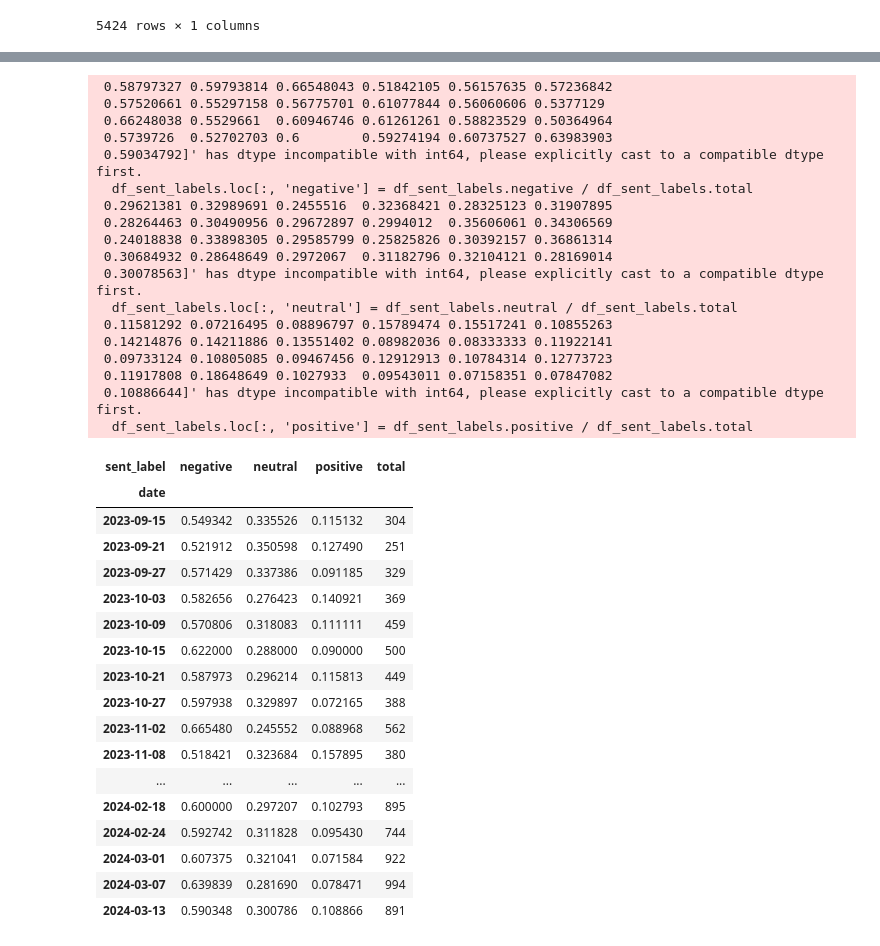
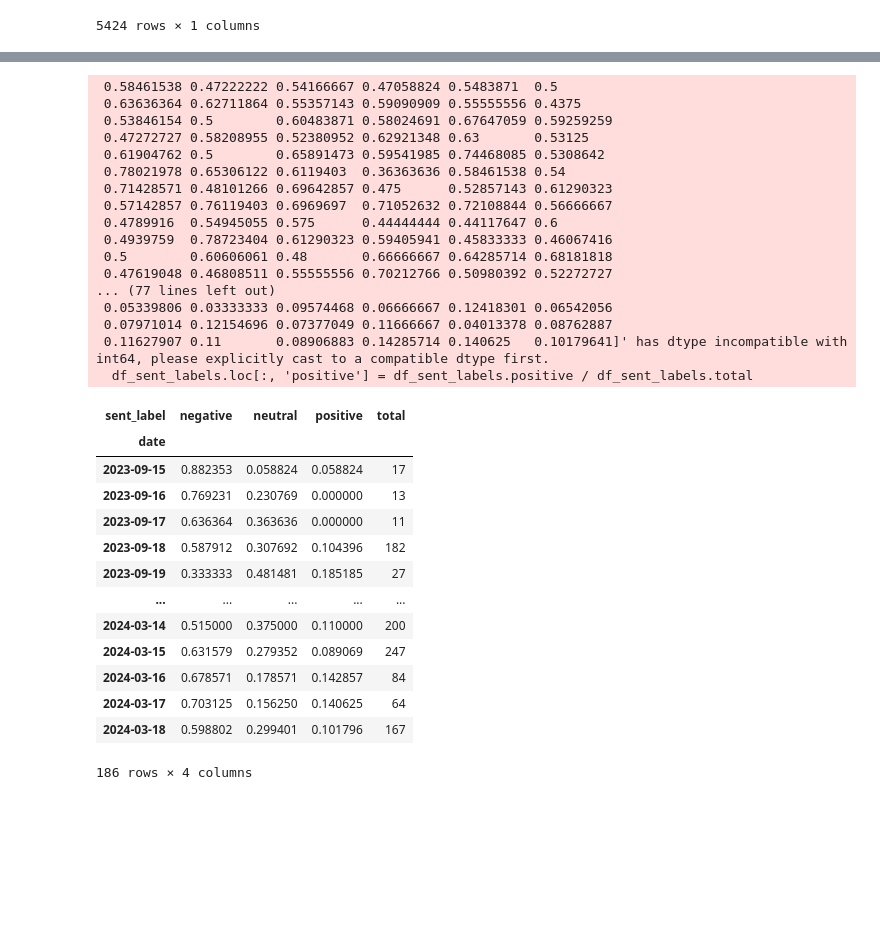
Before and after one commit to mmmbarendse/opensky, a Jupyter notebook: notebooks/16_sent_labels_over_time.ipynb, the cells around one changed output, grey strips where cells are left out. Drawn from its saved outputs; the diff is of its cells as text; code cells hidden in the pictures; blank space fills up the shorter version.

```diff
--- a/notebooks/16_sent_labels_over_time.ipynb
+++ b/notebooks/16_sent_labels_over_time.ipynb
@@ -62,7 +66,7 @@ df.dropna(subset=['sent_label'], inplace=True)
 df['date'] = pd.to_datetime(df['date'], errors='coerce')
 # Set 'date_column' as the index
 df.set_index('date', inplace=True)
-#df = df[df.index > pd.to_datetime('2023-09-15')]
+df = df[df.index > pd.to_datetime('2023-09-15')]
 
 # Sort the DataFrame by the index to ensure it's monotonic
 df.sort_index(inplace=True)
@@ -116,5 +120,3 @@ df.groupby('reply_to').agg({'sent_label': 'count'})
 | 224902374.0 | 1 |
 | 227102711.0 | 1 |
 5424 rows × 1 columns
-# %%
-df = df.groupby(['reply_to', 'sent_label']).agg({'sent_label': 'count'}).rename(columns={'sent_label': 'count'}).reset_index()#.pivot(index='reply_to', columns='sent_label', values='count').fillna(0)
@@ -147,47 +123,42 @@ plt.xticks(rotation=45)
 # %%
-resample_frequency = '6D'  # Change this to 'T' for minutes, 'S' for seconds, etc.
+resample_frequency = 'D'  # Change this to 'T' for minutes, 'S' for seconds, etc.
 df_resampled = df.groupby('sent_label').resample(resample_frequency).size().unstack(fill_value=0)
 df_sent_labels = df_resampled.T#.reset_index().set_
 df_sent_labels.loc[:, 'total'] = df_sent_labels.sum(axis=1)
 df_sent_labels.loc[:, 'negative'] = df_sent_labels.negative / df_sent_labels.total
 df_sent_labels.loc[:, 'neutral'] = df_sent_labels.neutral / df_sent_labels.total
 df_sent_labels.loc[:, 'positive'] = df_sent_labels.positive / df_sent_labels.total
 #df_sent_labels.drop(columns=['total'], inplace=True)
 df_sent_labels
 # %% [output]
- 0.58797327 0.59793814 0.66548043 0.51842105 0.56157635 0.57236842
- 0.57520661 0.55297158 0.56775701 0.61077844 0.56060606 0.5377129
- 0.66248038 0.5529661  0.60946746 0.61261261 0.58823529 0.50364964
- 0.5739726  0.52702703 0.6        0.59274194 0.60737527 0.63983903
- 0.59034792]' has dtype incompatible with int64, please explicitly cast to a compatible dtype first.
-  df_sent_labels.loc[:, 'negative'] = df_sent_labels.negative / df_sent_labels.total
- 0.29621381 0.32989691 0.2455516  0.32368421 0.28325123 0.31907895
- 0.28264463 0.30490956 0.29672897 0.2994012  0.35606061 0.34306569
- 0.24018838 0.33898305 0.29585799 0.25825826 0.30392157 0.36861314
- 0.30684932 0.28648649 0.2972067  0.31182796 0.32104121 0.28169014
- 0.30078563]' has dtype incompatible with int64, please explicitly cast to a compatible dtype first.
-  df_sent_labels.loc[:, 'neutral'] = df_sent_labels.neutral / df_sent_labels.total
- 0.11581292 0.07216495 0.08896797 0.15789474 0.15517241 0.10855263
- 0.14214876 0.14211886 0.13551402 0.08982036 0.08333333 0.11922141
- 0.09733124 0.10805085 0.09467456 0.12912913 0.10784314 0.12773723
- 0.11917808 0.18648649 0.1027933  0.09543011 0.07158351 0.07847082
- 0.10886644]' has dtype incompatible with int64, please explicitly cast to a compatible dtype first.
+ 0.58461538 0.47222222 0.54166667 0.47058824 0.5483871  0.5
+ 0.63636364 0.62711864 0.55357143 0.59090909 0.55555556 0.4375
+ 0.53846154 0.5        0.60483871 0.58024691 0.67647059 0.59259259
+ 0.47272727 0.58208955 0.52380952 0.62921348 0.63       0.53125
+ 0.61904762 0.5        0.65891473 0.59541985 0.74468085 0.5308642
+ 0.78021978 0.65306122 0.6119403  0.36363636 0.58461538 0.54
+ 0.71428571 0.48101266 0.69642857 0.475      0.52857143 0.61290323
+ 0.57142857 0.76119403 0.6969697  0.71052632 0.72108844 0.56666667
+ 0.4789916  0.54945055 0.575      0.44444444 0.44117647 0.6
+ 0.4939759  0.78723404 0.61290323 0.59405941 0.45833333 0.46067416
+ 0.5        0.60606061 0.48       0.66666667 0.64285714 0.68181818
+ 0.47619048 0.46808511 0.55555556 0.70212766 0.50980392 0.52272727
+... (77 lines left out)
+ 0.05339806 0.03333333 0.09574468 0.06666667 0.12418301 0.06542056
+ 0.07971014 0.12154696 0.07377049 0.11666667 0.04013378 0.08762887
+ 0.11627907 0.11       0.08906883 0.14285714 0.140625   0.10179641]' has dtype incompatible with int64, please explicitly cast to a compatible dtype first.
   df_sent_labels.loc[:, 'positive'] = df_sent_labels.positive / df_sent_labels.total
 | sent_label | negative | neutral | positive | total |
 | date |  |  |  |  |
-| 2023-09-15 | 0.549342 | 0.335526 | 0.115132 | 304 |
-| 2023-09-21 | 0.521912 | 0.350598 | 0.127490 | 251 |
-| 2023-09-27 | 0.571429 | 0.337386 | 0.091185 | 329 |
-| 2023-10-03 | 0.582656 | 0.276423 | 0.140921 | 369 |
-| 2023-10-09 | 0.570806 | 0.318083 | 0.111111 | 459 |
-| 2023-10-15 | 0.622000 | 0.288000 | 0.090000 | 500 |
-| 2023-10-21 | 0.587973 | 0.296214 | 0.115813 | 449 |
-| 2023-10-27 | 0.597938 | 0.329897 | 0.072165 | 388 |
-| 2023-11-02 | 0.665480 | 0.245552 | 0.088968 | 562 |
-| 2023-11-08 | 0.518421 | 0.323684 | 0.157895 | 380 |
+| 2023-09-15 | 0.882353 | 0.058824 | 0.058824 | 17 |
+| 2023-09-16 | 0.769231 | 0.230769 | 0.000000 | 13 |
+| 2023-09-17 | 0.636364 | 0.363636 | 0.000000 | 11 |
+| 2023-09-18 | 0.587912 | 0.307692 | 0.104396 | 182 |
+| 2023-09-19 | 0.333333 | 0.481481 | 0.185185 | 27 |
 | ... | ... | ... | ... | ... |
-| 2024-02-18 | 0.600000 | 0.297207 | 0.102793 | 895 |
-| 2024-02-24 | 0.592742 | 0.311828 | 0.095430 | 744 |
-| 2024-03-01 | 0.607375 | 0.321041 | 0.071584 | 922 |
-| 2024-03-07 | 0.639839 | 0.281690 | 0.078471 | 994 |
-| 2024-03-13 | 0.590348 | 0.300786 | 0.108866 | 891 |
+| 2024-03-14 | 0.515000 | 0.375000 | 0.110000 | 200 |
+| 2024-03-15 | 0.631579 | 0.279352 | 0.089069 | 247 |
+| 2024-03-16 | 0.678571 | 0.178571 | 0.142857 | 84 |
+| 2024-03-17 | 0.703125 | 0.156250 | 0.140625 | 64 |
+| 2024-03-18 | 0.598802 | 0.299401 | 0.101796 | 167 |
+186 rows × 4 columns
```
Also changed, not shown: parts of 7 cells of this notebook, 6 other files.
